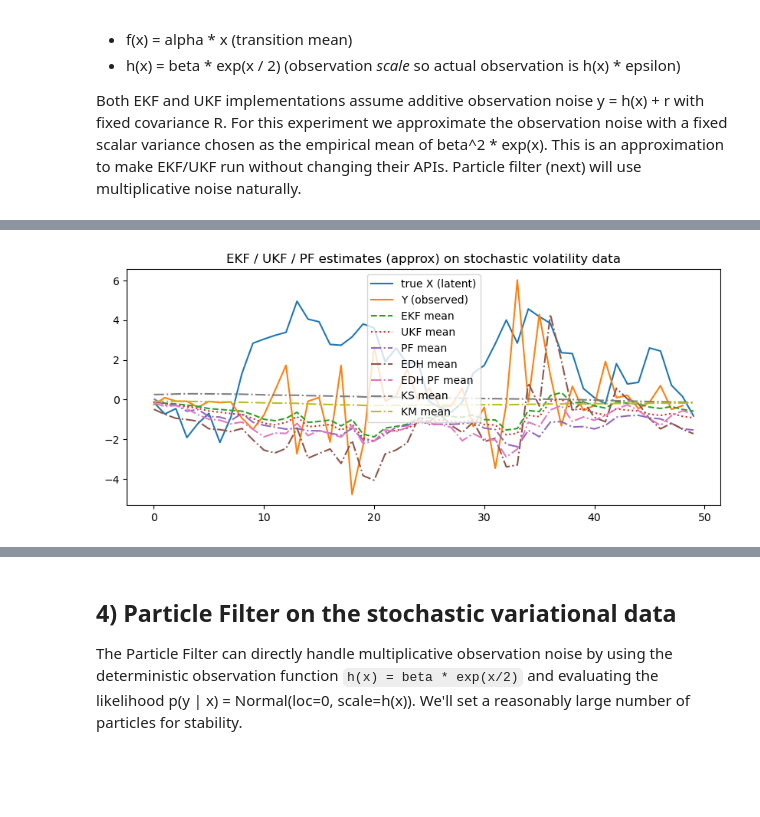
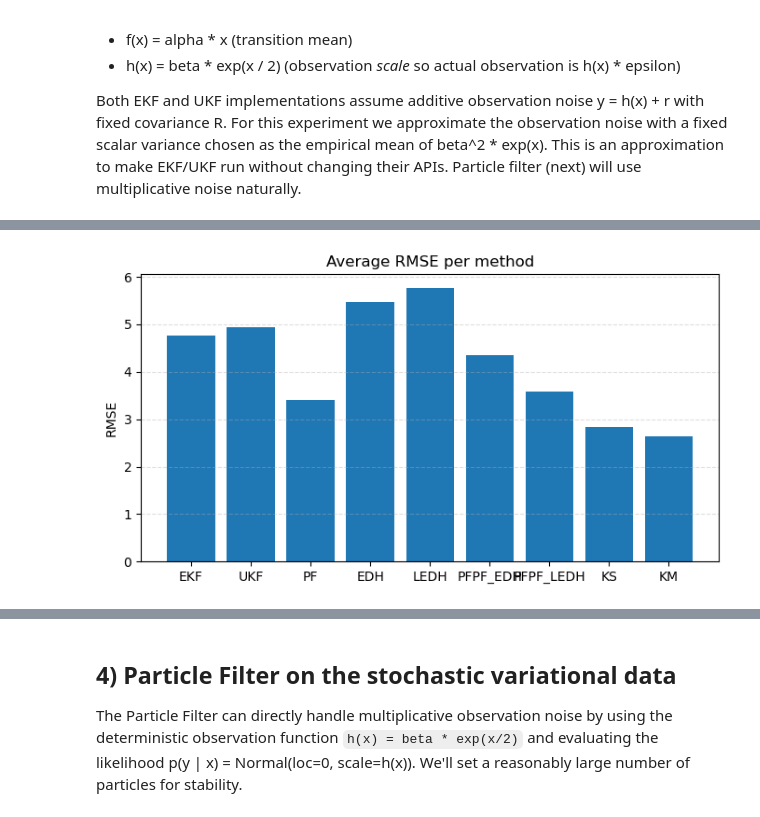
Before and after one commit to Yechang618/JPMSummer, a Jupyter notebook: experiments_part_1.ipynb, the cells around one changed output, grey strips where cells are left out. Cells and saved outputs as stored; diff of their text form; code cells hidden in the pictures; blank space fills up the shorter version.

```diff
--- a/experiments_part_1.ipynb
+++ b/experiments_part_1.ipynb
@@ -354,17 +377,82 @@ KernelScalarFlow.filter step=27 mean=[-0.196] loglik=-0.864892851495993
 # %%
+# Compute average RMSE (using x_sv[1:] as ground truth)
+truth = np.asarray(x_sv[1:])
+# Ensure truth has shape (T, n_state)
+if truth.ndim == 1:
+    truth = truth.reshape(-1, 1)
+methods = {
+    'EKF': sv_ekf_means,
+    'UKF': sv_ukf_means,
+    'PF': sv_pf_means,
+    'EDH': sv_edh_means,
+    'LEDH': sv_ledh_means,
+    'PFPF_EDH': sv_edh_pfpf_means,
+    'PFPF_LEDH': sv_ledh_pfpf_means,
+    'KS': sv_ks_means,
+    'KM': sv_km_means,
+}
+rmse = {}
+for name, arr in methods.items():
+    a = np.asarray(arr)
+    # reshape 1-D estimates into (T, n_state) when needed
+    if a.ndim == 1:
+        a = a.reshape(-1, truth.shape[1])
+    # If array has extra trailing dims, try to squeeze to (T, n_state)
+    if a.ndim > 2:
+        a = np.reshape(a, (a.shape[0], -1))
+    # compute RMSE over time and state dims
+    err = a - truth
+    rmse_val = np.sqrt(np.mean(err ** 2))
+    rmse[name] = float(rmse_val)
+# Print results
+print('Average RMSE (using x_sv[1:] as truth):')
+for k, v in rmse.items():
+    print(f'{k}: {v:.4f}')
+# Save bar plot of RMSEs
+import os
+os.makedirs('figures', exist_ok=True)
+plt.figure(figsize=(8, 4))
+labels = list(rmse.keys())
+vals = [rmse[k] for k in labels]
+plt.bar(labels, vals, color='C0')
+plt.ylabel('RMSE')
+plt.title('Average RMSE per method')
+plt.grid(axis='y', linestyle='--', alpha=0.4)
+plt.savefig(os.path.join('figures', 'sv_methods_rmse.pdf'), bbox_inches='tight')
+plt.show()
+# Then show the comparative time-series plot as before
 plt.figure(figsize=(10, 4))
 plt.plot(x_sv[1:], label='true X (latent)')
-plt.plot(y_sv[1:], label='Y (observed)')
-plt.plot(sv_ekf_means, '--', label='EKF mean')
-plt.plot(sv_ukf_means, ':', label='UKF mean')
-plt.plot(sv_pf_means, '-.', label='PF mean')
-plt.plot(sv_edh_means, '-.', label='EDH mean')
-# plt.plot(sv_ledh_means, '-.', label='LEDH mean')
-plt.plot(sv_edh_pfpf_means, '-.', label='EDH PF mean')
-# plt.plot(sv_ledh_pfpf_means, '-.', label='LEDH PF mean')
-plt.plot(sv_ks_means, '-.', label='KS mean')
-plt.plot(sv_km_means, '-.', label='KM mean')
+# plt.plot(y_sv[1:], label='Y (observed)')
+plt.plot(sv_ekf_means, '--', label='EKF')
+plt.plot(sv_ukf_means, ':', label='UKF')
+plt.plot(sv_pf_means, '-.', label='PF')
+plt.plot(sv_edh_means, '-.', label='EDH')
+plt.plot(sv_ledh_means, '-.', label='LEDH')
+plt.plot(sv_edh_pfpf_means, '-.', label='PFPF(EDH)')
+plt.plot(sv_ledh_pfpf_means, '-.', label='PFPF(LEDH)')
+plt.plot(sv_ks_means, '-.', label='Scaler Kernel')
+plt.plot(sv_km_means, '-.', label='Matrix Kernel')
+plt.grid(True)
 plt.legend()
-plt.title('EKF / UKF / PF estimates (approx) on stochastic volatility data')
+plt.title('Comparative analysis on stochastic volatility data')
+os.makedirs('figures', exist_ok=True)
+plt.savefig(os.path.join('figures', 'sv_filters_compare.pdf'), bbox_inches='tight')
 plt.show()
+
+
+print('Method timings (s):')
+for k, v in times.items():
+    print(f'{k}: {v/T_sv:.4f}')
+
+os.makedirs('figures', exist_ok=True)
+plt.figure(figsize=(8, 4))
+labels = list(times.keys())
+vals = [times[k]/T_sv for k in labels]
+plt.bar(labels, vals)
+plt.ylabel('time (s)')
+plt.title('Execution time per method')
+plt.grid(axis='y', linestyle='--', alpha=0.4)
+plt.savefig(os.path.join('figures', 'sv_methods_times.pdf'), bbox_inches='tight')
+plt.show()
 # %% [output]
@@ -371 +469 @@ plt.show()
-[figure, old version]
+[figure, new version]
```
Also changed, not shown: parts of 9 cells of this notebook, 5 other files.
